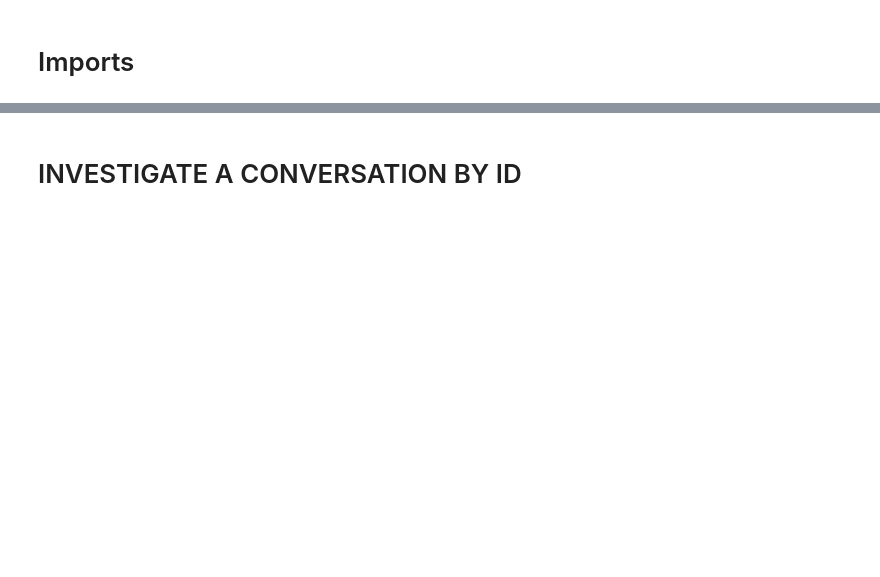
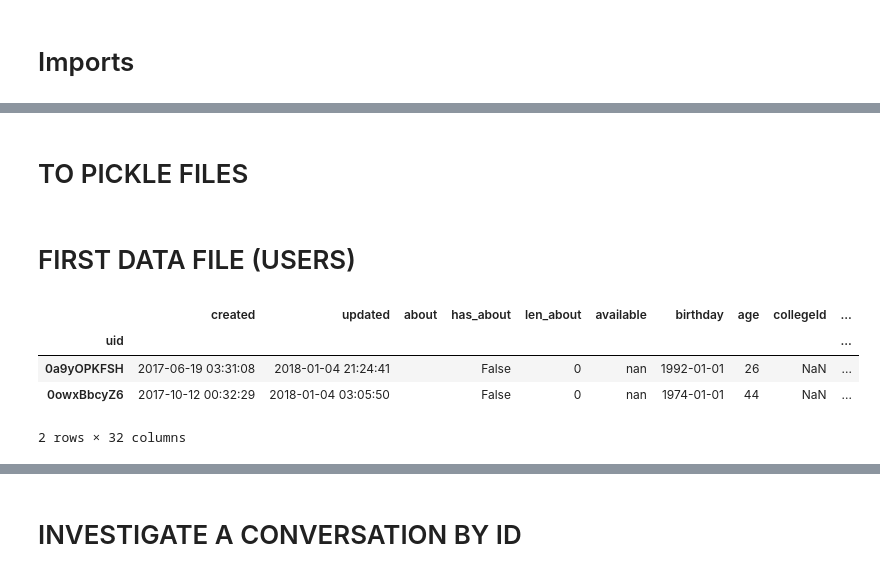
Before and after one commit to rczyrnik/Find-A-Flatmate, a Jupyter notebook: get_dataframes.ipynb, the cells around one changed output, grey strips where cells are left out. Drawn from its saved outputs; the diff is of its cells as text; code cells hidden in the pictures; blank space fills up the shorter version.

```diff
--- a/get_dataframes.ipynb
+++ b/get_dataframes.ipynb
@@ -205,0 +12,2 @@ user_df.to_pickle(path_users)
+# %% [markdown]
+# TO PICKLE FILES
@@ -205,0 +19,44 @@ user_df.to_pickle(path_users)
+# %% [markdown]
+# FIRST DATA FILE (USERS)
+# %%
+def get_user_data():
+    filename = "/Users/gandalf/Documents/data/data_users.csv"
+
+    user_df = pd.read_csv(filename, parse_dates=['created',
+                                            'updated',
+                                            'available',
+                                            'birthday',
+                                            'lastActive'])
+
+    user_df = user_df.fillna({'about'    : '',
+                    'birthday' : pd.to_datetime('1899-01-01'),
+                    'latitude' : 0,
+                    'longitude': 0})
+
+    user_df['len_about'] = user_df.about.apply(lambda x: len(x))
+    user_df['has_about'] = user_df.len_about > 0
+    user_df['age'] = 2018-user_df['birthday'].apply(lambda x: x.year)
+
+    col_to_drop = ['id']
+    user_df = user_df.drop(col_to_drop, axis=1)
+
+
+    user_df = user_df[['uid', 'created', 'updated', 'about','has_about', 'len_about', 'available',
+           'birthday', 'age', 'collegeId', 'emailVerified', 'foundRoommate', 'gender',
+           'groupChat', 'hometownId', 'inRelationship', 'isClean', 'isNight',
+           'isStudent', 'lastActive', 'latitude', 'longitude', 'maxCost',
+           'minCost', 'numRoommates', 'onboarded', 'petsOk', 'pictureId',
+           'roomPostId', 'roomTypeId', 'smokingOk', 'term', 'work']]
+
+    user_df = user_df.drop_duplicates()
+    user_df = user_df.set_index('uid')
+    return user_df
+# %%
+user_df = get_user_data()
+user_df.head(2)
+# %% [output]
+|  | created | updated | about | has_about | len_about | available | birthday | age | collegeId | ... |
+| uid |  |  |  |  |  |  |  |  |  | ... |
+| 0a9yOPKFSH | 2017-06-19 03:31:08 | 2018-01-04 21:24:41 |  | False | 0 | nan | 1992-01-01 | 26 | NaN | ... |
+| 0owxBbcyZ6 | 2017-10-12 00:32:29 | 2018-01-04 03:05:50 |  | False | 0 | nan | 1974-01-01 | 44 | NaN | ... |
+2 rows × 32 columns
```
Also changed, not shown: parts of 40 cells of this notebook, 2 other files.
